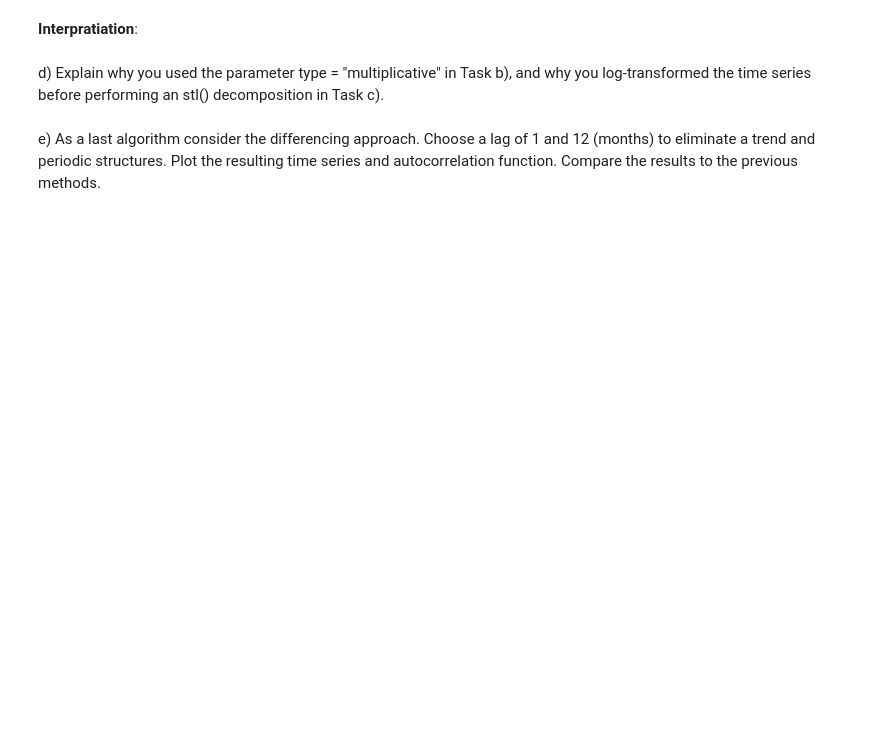
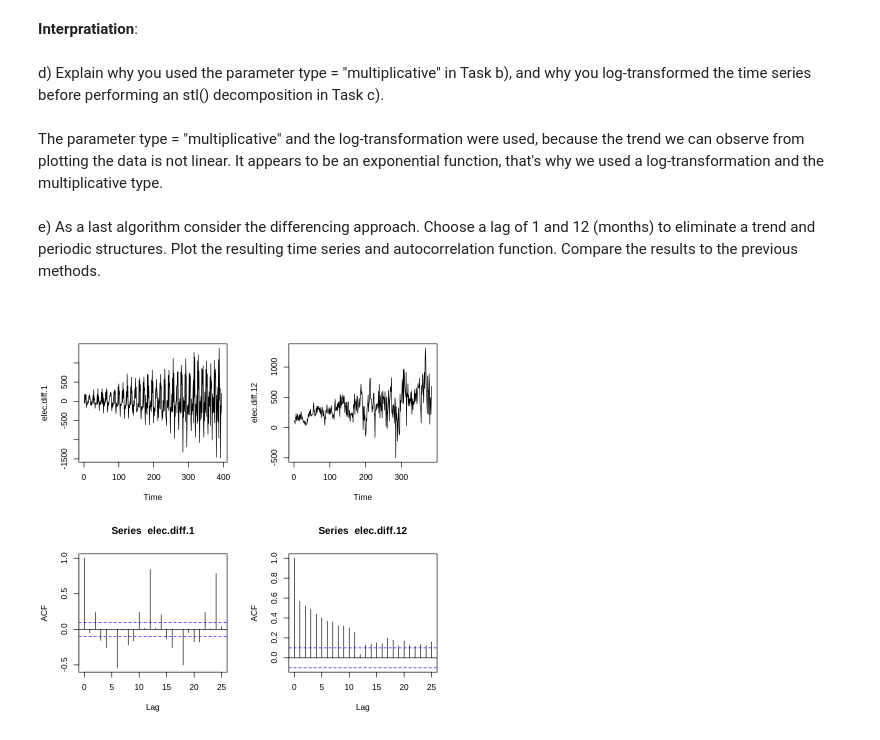
Before and after one commit to philippdrebes/MSCIDS_RTP02, a Jupyter notebook: exercises/exercise03.ipynb, the cells around one changed output. Saved outputs shown, nothing was run; the diff lists cells and outputs as text; code cells hidden in the pictures; blank space fills up the shorter version.

```diff
--- a/exercises/exercise03.ipynb
+++ b/exercises/exercise03.ipynb
@@ -105,5 +111,19 @@ acf(elec.stl.2$time.series[,3])
 **Interpratiation**:
 # %% [markdown]
 d) Explain why you used the parameter type = "multiplicative" in Task b), and why you log-transformed the time series before performing an stl() decomposition in Task c).
+# %% [markdown]
+The parameter type = "multiplicative" and the log-transformation were used, because the trend we can observe from plotting the data is not linear. It appears to be an exponential function, that's why we used a log-transformation and the multiplicative type.
 # %% [markdown]
 e) As a last algorithm consider the differencing approach. Choose a lag of 1 and 12 (months) to eliminate a trend and periodic structures. Plot the resulting time series and autocorrelation function. Compare the results to the previous methods.
+# %%
+par(mfrow=c(2,2))
+
+elec.diff.1 <- ts(diff(elec.ts, lag = 1, differences = 1))
+elec.diff.12 <- ts(diff(elec.ts, lag = 12, differences = 1))
+
+plot(elec.diff.1)
+plot(elec.diff.12)
+acf(elec.diff.1)
+acf(elec.diff.12)
+# %% [output]
+[figure, added]
```
Also changed, not shown: parts of 6 cells of this notebook.
